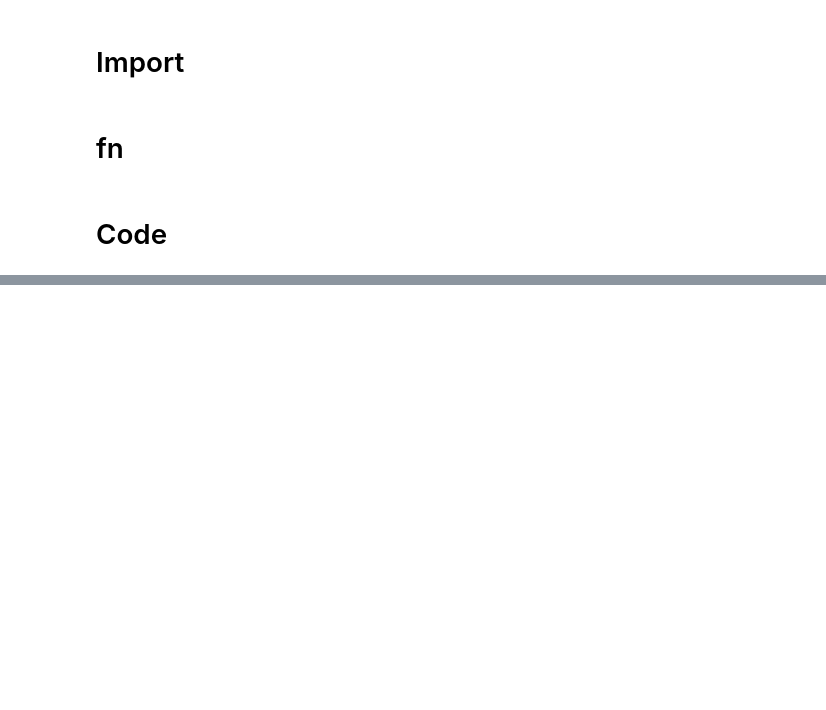
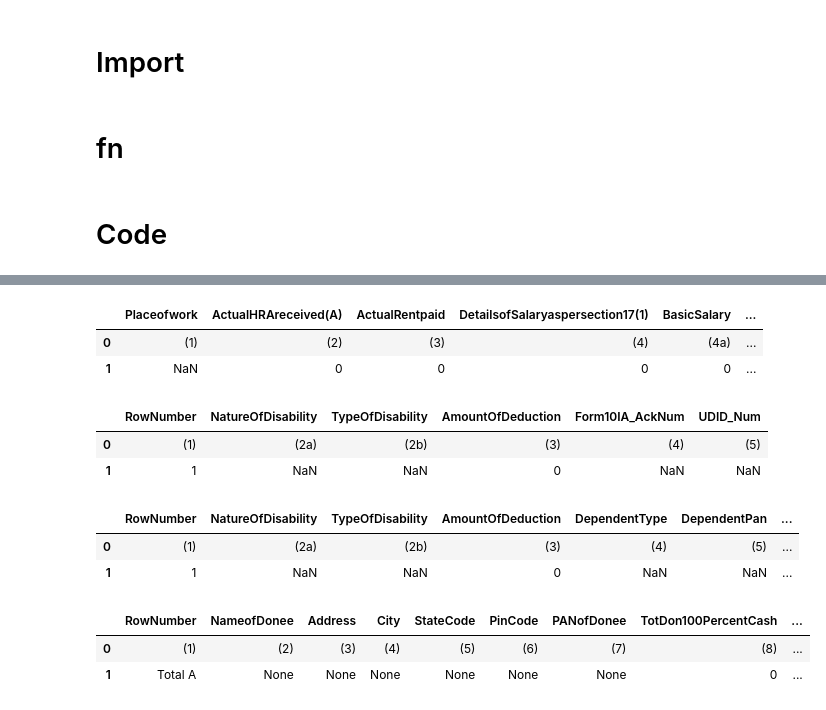
Before and after one commit to PlutoSenthil/fun-pdf-to-excel, a Jupyter notebook: main itr.ipynb, the cells around one changed output, grey strips where cells are left out. Cells and saved outputs as stored; diff of their text form; code cells hidden in the pictures; blank space fills up the shorter version.

```diff
--- a/main itr.ipynb
+++ b/main itr.ipynb
@@ -54,4 +18,6 @@ print("Indexes of non-empty values:", non_empty_indexes)
 # %%
 input_file_path = 'OUTPUT/ ITR 1-2 AY 2025-26.pdf'
 output_file_path = input_file_path.replace(".pdf", "_extracted.txt")
-EXTRACTED_DATA=process_pdf(input_file_path,output_file_path)
+config_path = "config/ITR1_header.json"
+itr1 = ITR1(input_file_path, output_file_path, config_path)
+itr1
@@ -103,0 +101,28 @@ df_schedule_it
+# %%
+df_EA10_13A= itr1.get_section("ScheduleEA10_13A")
+display(df_EA10_13A)
+# %% [output]
+|  | Placeofwork | ActualHRAreceived(A) | ActualRentpaid | DetailsofSalaryaspersection17(1) | BasicSalary | ... |
+| 0 | (1) | (2) | (3) | (4) | (4a) | ... |
+| 1 | NaN | 0 | 0 | 0 | 0 | ... |
+# %%
+df_80u = itr1.get_section("SECTION_80U")
+display(df_80u)
+# %% [output]
+|  | RowNumber | NatureOfDisability | TypeOfDisability | AmountOfDeduction | Form10IA_AckNum | UDID_Num |
+| 0 | (1) | (2a) | (2b) | (3) | (4) | (5) |
+| 1 | 1 | NaN | NaN | 0 | NaN | NaN |
+# %%
+df_80dd = itr1.get_section("SECTION_80DD")
+display(df_80dd)
+# %% [output]
+|  | RowNumber | NatureOfDisability | TypeOfDisability | AmountOfDeduction | DependentType | DependentPan | ... |
+| 0 | (1) | (2a) | (2b) | (3) | (4) | (5) | ... |
+| 1 | 1 | NaN | NaN | 0 | NaN | NaN | ... |
+# %%
+df_80G_A= itr1.get_section("SCHEDULE_80G_A")
+display(df_80G_A)
+# %% [output]
+|  | RowNumber | NameofDonee | Address | City | StateCode | PinCode | PANofDonee | TotDon100PercentCash | ... |
+| 0 | (1) | (2) | (3) | (4) | (5) | (6) | (7) | (8) | ... |
+| 1 | Total A | None | None | None | None | None | None | 0 | ... |
```
Also changed, not shown: parts of 35 cells of this notebook, 7 other files.
